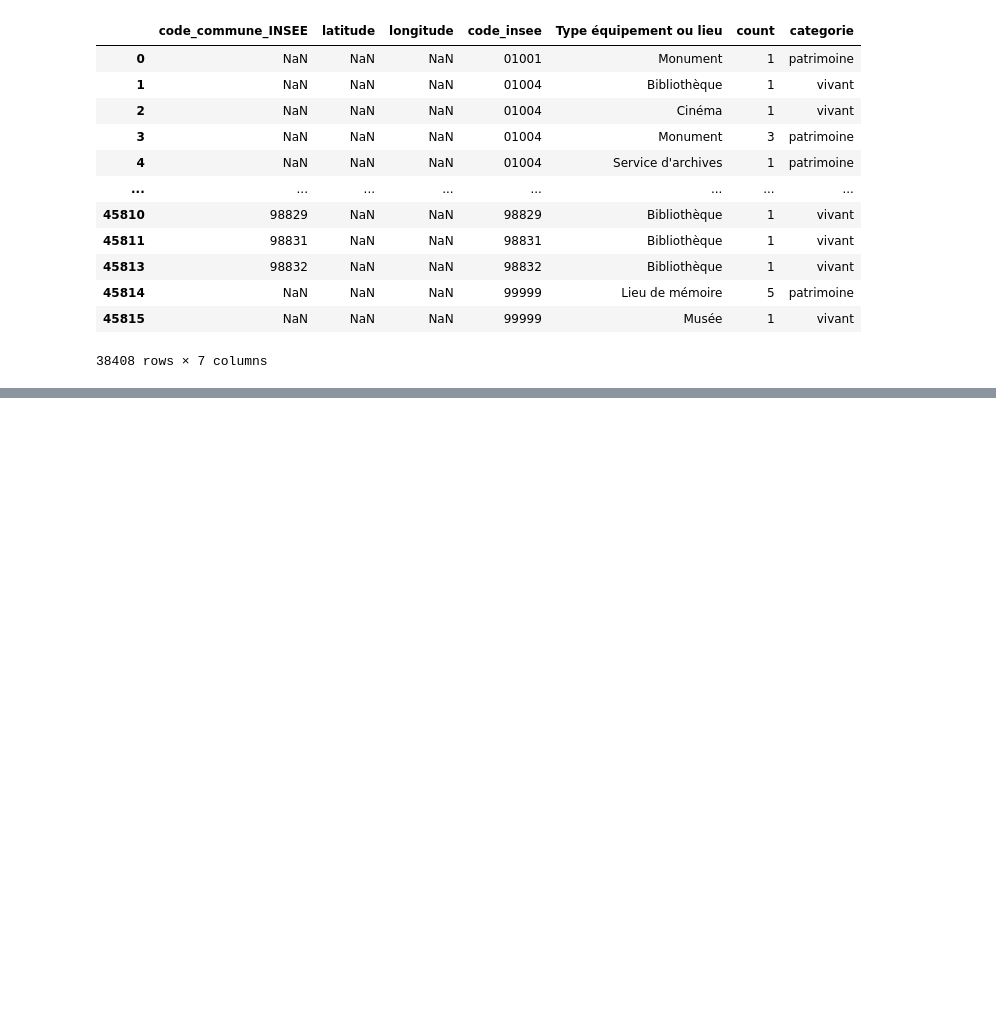
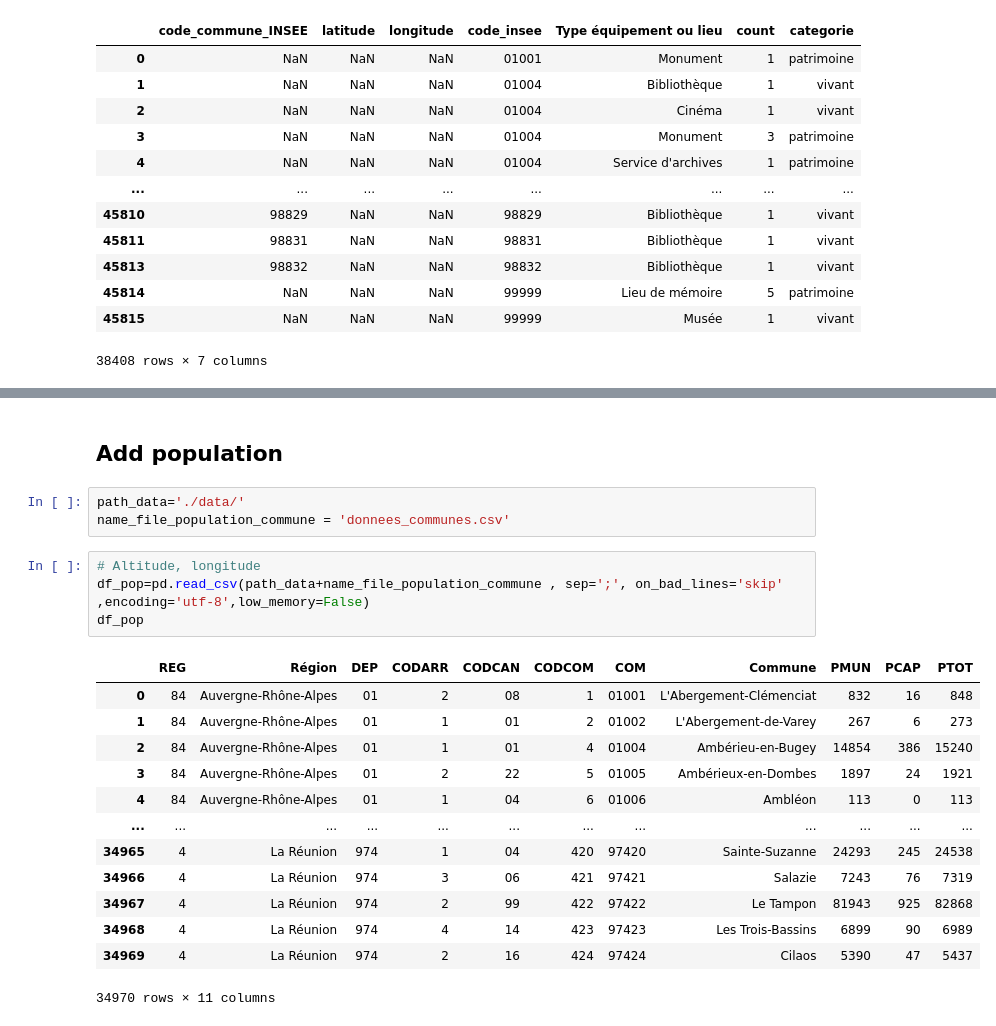
Before and after one commit to naloui1/Dataforgood, a Jupyter notebook: script_nadia.ipynb, the cells around one changed output, grey strips where cells are left out. Cells and saved outputs as stored; diff of their text form; blank space fills up the shorter version.

Commit message:
rajout au csv file, la population(en plus de latitude&longitude)

```diff
--- a/script_nadia.ipynb
+++ b/script_nadia.ipynb
@@ -430,0 +417,23 @@ df_merged
+# %% [markdown]
+## Add population
+# %%
+path_data='./data/'
+name_file_population_commune = 'donnees_communes.csv'
+# %%
+# Altitude, longitude
+df_pop=pd.read_csv(path_data+name_file_population_commune , sep=';', on_bad_lines='skip' ,encoding='utf-8',low_memory=False)
+df_pop
+# %% [output]
+|  | REG | Région | DEP | CODARR | CODCAN | CODCOM | COM | Commune | PMUN | PCAP | PTOT |
+| 0 | 84 | Auvergne-Rhône-Alpes | 01 | 2 | 08 | 1 | 01001 | L'Abergement-Clémenciat | 832 | 16 | 848 |
+| 1 | 84 | Auvergne-Rhône-Alpes | 01 | 1 | 01 | 2 | 01002 | L'Abergement-de-Varey | 267 | 6 | 273 |
+| 2 | 84 | Auvergne-Rhône-Alpes | 01 | 1 | 01 | 4 | 01004 | Ambérieu-en-Bugey | 14854 | 386 | 15240 |
+| 3 | 84 | Auvergne-Rhône-Alpes | 01 | 2 | 22 | 5 | 01005 | Ambérieux-en-Dombes | 1897 | 24 | 1921 |
+| 4 | 84 | Auvergne-Rhône-Alpes | 01 | 1 | 04 | 6 | 01006 | Ambléon | 113 | 0 | 113 |
+| ... | ... | ... | ... | ... | ... | ... | ... | ... | ... | ... | ... |
+| 34965 | 4 | La Réunion | 974 | 1 | 04 | 420 | 97420 | Sainte-Suzanne | 24293 | 245 | 24538 |
+| 34966 | 4 | La Réunion | 974 | 3 | 06 | 421 | 97421 | Salazie | 7243 | 76 | 7319 |
+| 34967 | 4 | La Réunion | 974 | 2 | 99 | 422 | 97422 | Le Tampon | 81943 | 925 | 82868 |
+| 34968 | 4 | La Réunion | 974 | 4 | 14 | 423 | 97423 | Les Trois-Bassins | 6899 | 90 | 6989 |
+| 34969 | 4 | La Réunion | 974 | 2 | 16 | 424 | 97424 | Cilaos | 5390 | 47 | 5437 |
+34970 rows × 11 columns
```
Also changed, not shown: parts of 9 cells of this notebook, 1 other file.
